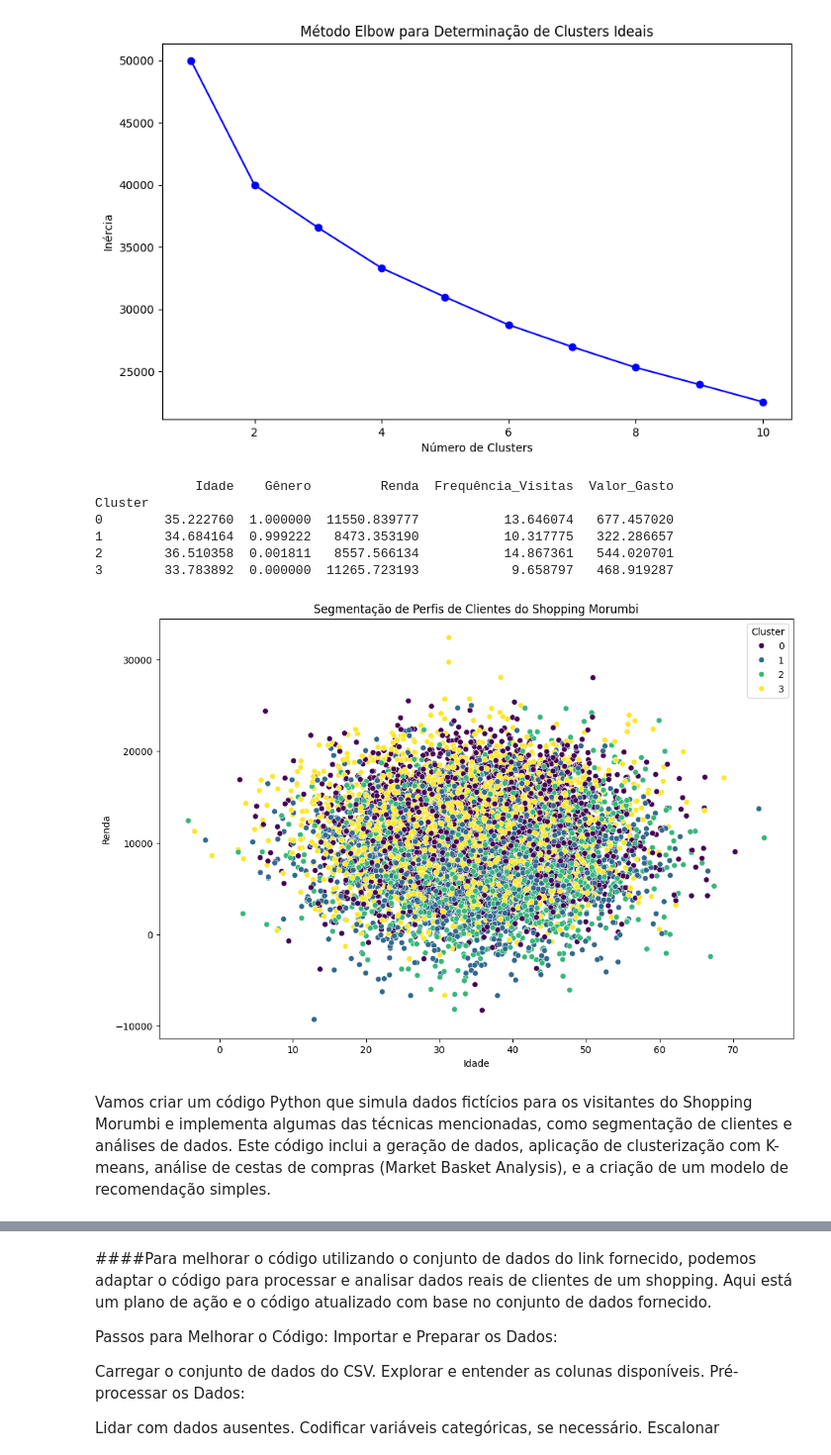
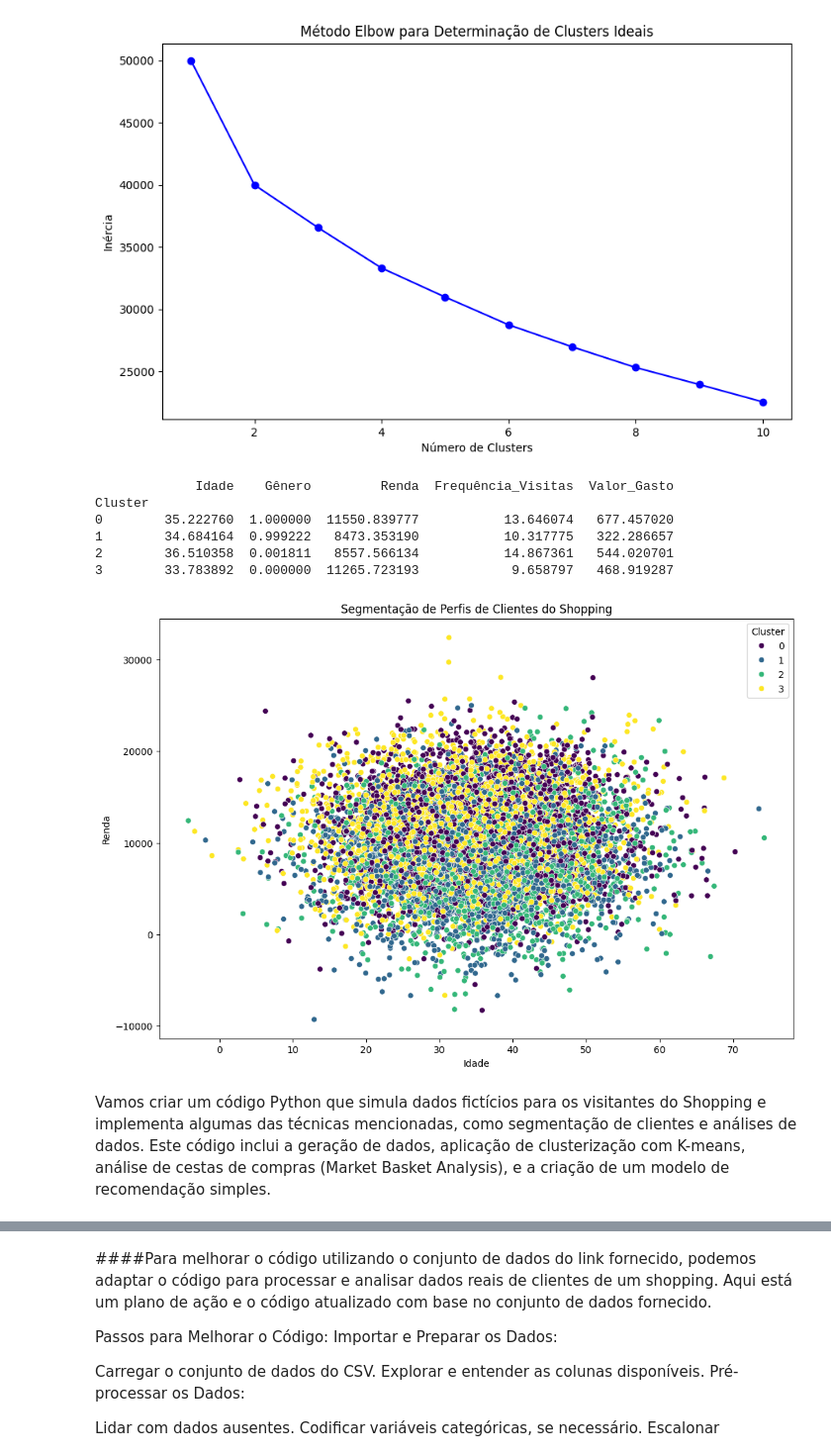
Before and after one commit to EDVADMBD/Segmenta-o-de-Clientes, a Jupyter notebook: shopping.ipynb, the cells around one changed output, grey strips where cells are left out. Shown at 99% size. Saved outputs shown, nothing was run; the diff lists cells and outputs as text; code cells hidden in the pictures.

```diff
--- a/shopping.ipynb
+++ b/shopping.ipynb
@@ -1,5 +1,5 @@
 # %%
-#código em Python para realizar a segmentação de clientes do Shopping Morumbi
+#código em Python para realizar a segmentação de clientes de Shopping
 import pandas as pd
 import numpy as np
 from sklearn.preprocessing import StandardScaler
@@ -47,37 +47,37 @@ plt.ylabel('Inércia')
 plt.title('Método Elbow para Determinação de Clusters Ideais')
 plt.show()
 
 # Passo 4: Aplicar o K-means com o número de clusters ideal
 k = 4  # Exemplo: usando 4 clusters
 kmeans = KMeans(n_clusters=k, random_state=42)
 clusters = kmeans.fit_predict(X_scaled)
 
 # Adicionar os clusters ao DataFrame
 data['Cluster'] = clusters
 
 # Passo 5: Análise dos perfis de clientes
 cluster_analysis = data.groupby('Cluster').mean()
 print(cluster_analysis)
 
 # Passo 6: Visualização dos clusters
 plt.figure(figsize=(12, 8))
 sns.scatterplot(x='Idade', y='Renda', hue='Cluster', data=data, palette='viridis')
-plt.title('Segmentação de Perfis de Clientes do Shopping Morumbi')
+plt.title('Segmentação de Perfis de Clientes do Shopping')
 plt.show()
 
 # Passo 7: Salvar os resultados
 data.to_csv('segmentacao_perfis_clientes_morumbi.csv', index=False)
 # %% [output]
 [figure]
              Idade    Gênero         Renda  Frequência_Visitas  Valor_Gasto
 Cluster
 0        35.222760  1.000000  11550.839777           13.646074   677.457020
 1        34.684164  0.999222   8473.353190           10.317775   322.286657
 2        36.510358  0.001811   8557.566134           14.867361   544.020701
 3        33.783892  0.000000  11265.723193            9.658797   468.919287
-[figure, old version]
+[figure, new version]
 # %% [markdown]
-Vamos criar um código Python que simula dados fictícios para os visitantes do Shopping Morumbi e implementa algumas das técnicas mencionadas, como segmentação de clientes e análises de dados. Este código inclui a geração de dados, aplicação de clusterização com K-means, análise de cestas de compras (Market Basket Analysis), e a criação de um modelo de recomendação simples.
+Vamos criar um código Python que simula dados fictícios para os visitantes do Shopping e implementa algumas das técnicas mencionadas, como segmentação de clientes e análises de dados. Este código inclui a geração de dados, aplicação de clusterização com K-means, análise de cestas de compras (Market Basket Analysis), e a criação de um modelo de recomendação simples.
 # %%
 import pandas as pd
 import numpy as np
```
Also changed, not shown: parts of 1 cell of this notebook.
